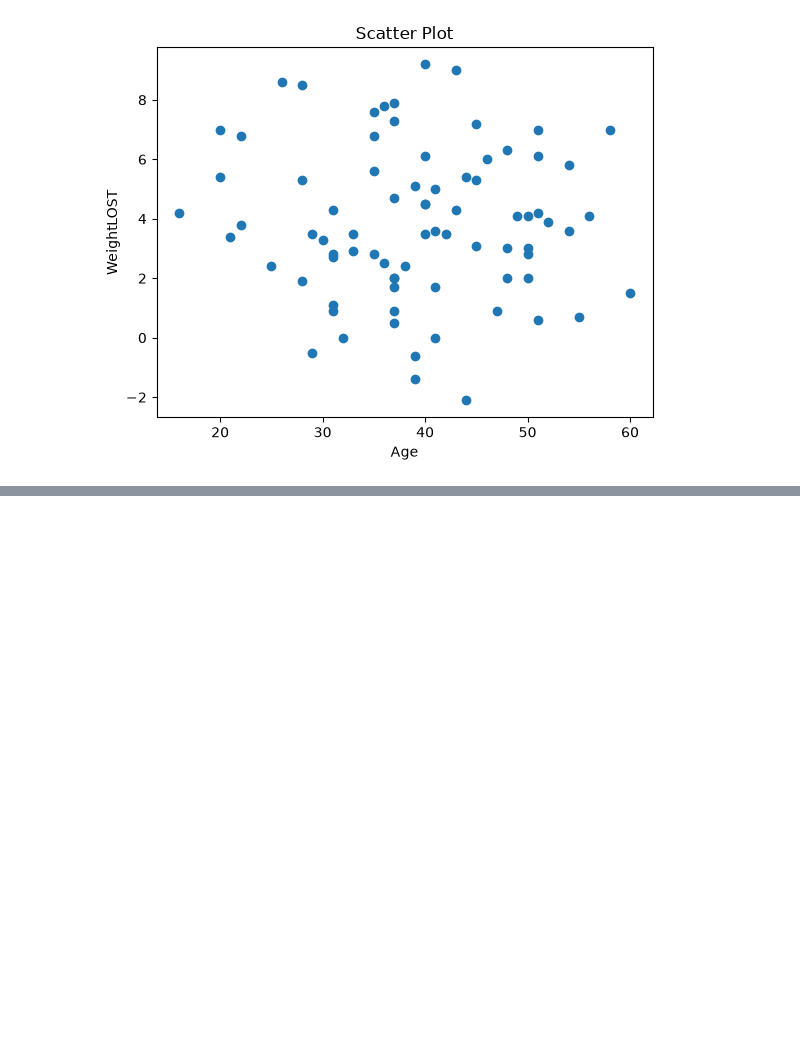
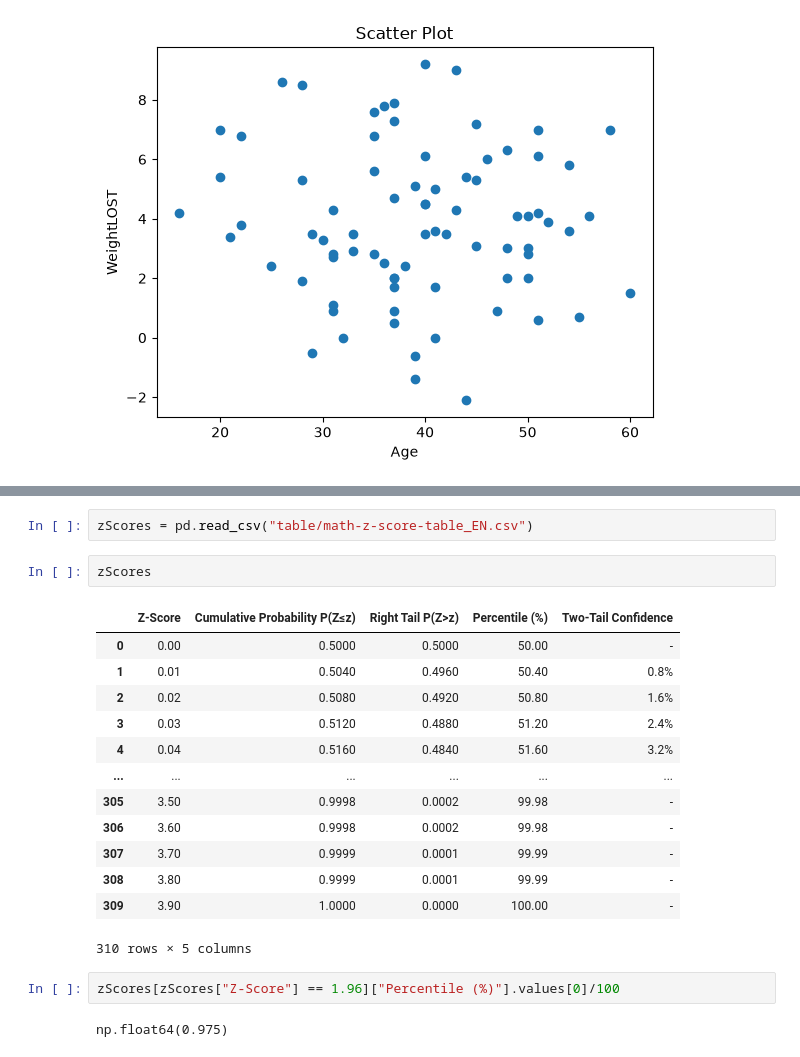
Before and after one commit to ByteofSin/PsychStats, a Jupyter notebook: sandbox.ipynb, the cells around one changed output, grey strips where cells are left out. Cells and saved outputs as stored; diff of their text form; blank space fills up the shorter version.

```diff
--- a/sandbox.ipynb
+++ b/sandbox.ipynb
@@ -91,0 +194,22 @@ visualization.histogram(
+# %%
+zScores = pd.read_csv("table/math-z-score-table_EN.csv")
+# %%
+zScores
+# %% [output]
+|  | Z-Score | Cumulative Probability P(Z≤z) | Right Tail P(Z>z) | Percentile (%) | Two-Tail Confidence |
+| 0 | 0.00 | 0.5000 | 0.5000 | 50.00 | - |
+| 1 | 0.01 | 0.5040 | 0.4960 | 50.40 | 0.8% |
+| 2 | 0.02 | 0.5080 | 0.4920 | 50.80 | 1.6% |
+| 3 | 0.03 | 0.5120 | 0.4880 | 51.20 | 2.4% |
+| 4 | 0.04 | 0.5160 | 0.4840 | 51.60 | 3.2% |
+| ... | ... | ... | ... | ... | ... |
+| 305 | 3.50 | 0.9998 | 0.0002 | 99.98 | - |
+| 306 | 3.60 | 0.9998 | 0.0002 | 99.98 | - |
+| 307 | 3.70 | 0.9999 | 0.0001 | 99.99 | - |
+| 308 | 3.80 | 0.9999 | 0.0001 | 99.99 | - |
+| 309 | 3.90 | 1.0000 | 0.0000 | 100.00 | - |
+310 rows × 5 columns
+# %%
+zScores[zScores["Z-Score"] == 1.96]["Percentile (%)"].values[0]/100
+# %% [output]
+np.float64(0.975)
```
Also changed, not shown: parts of 16 cells of this notebook, 3 other files.
